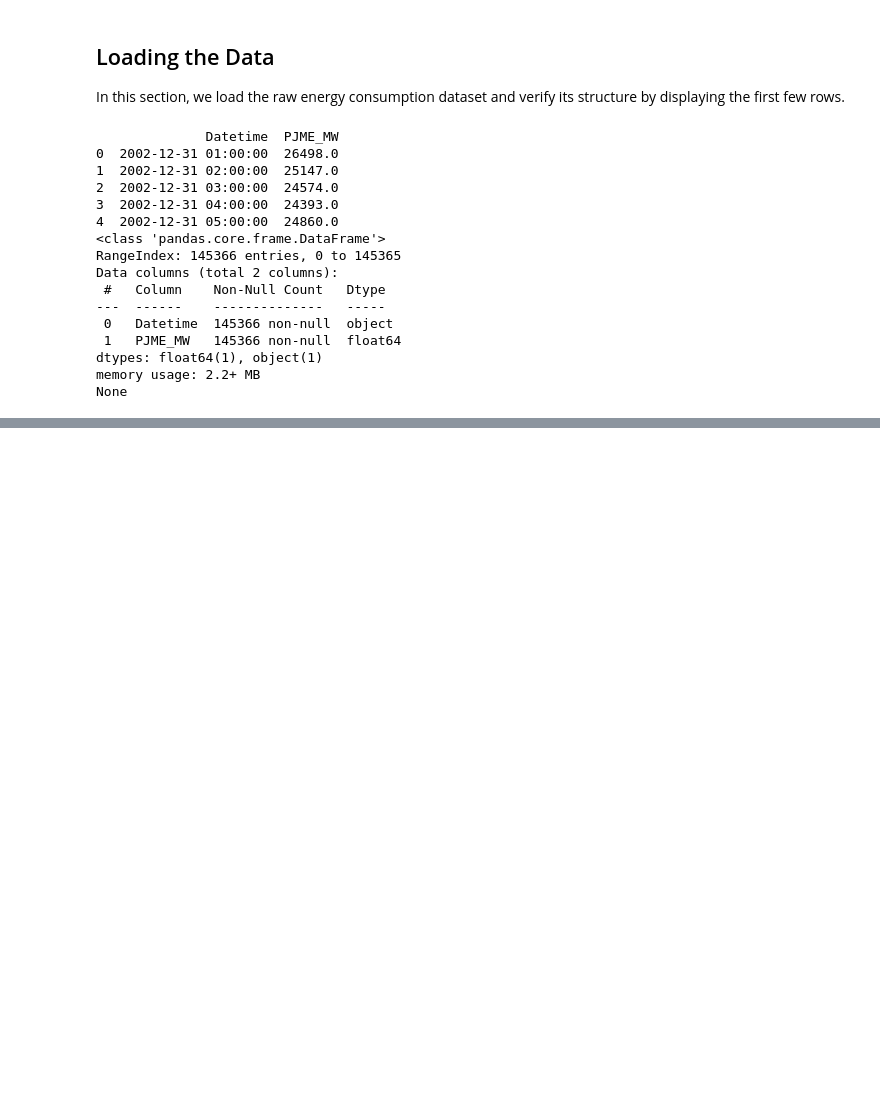
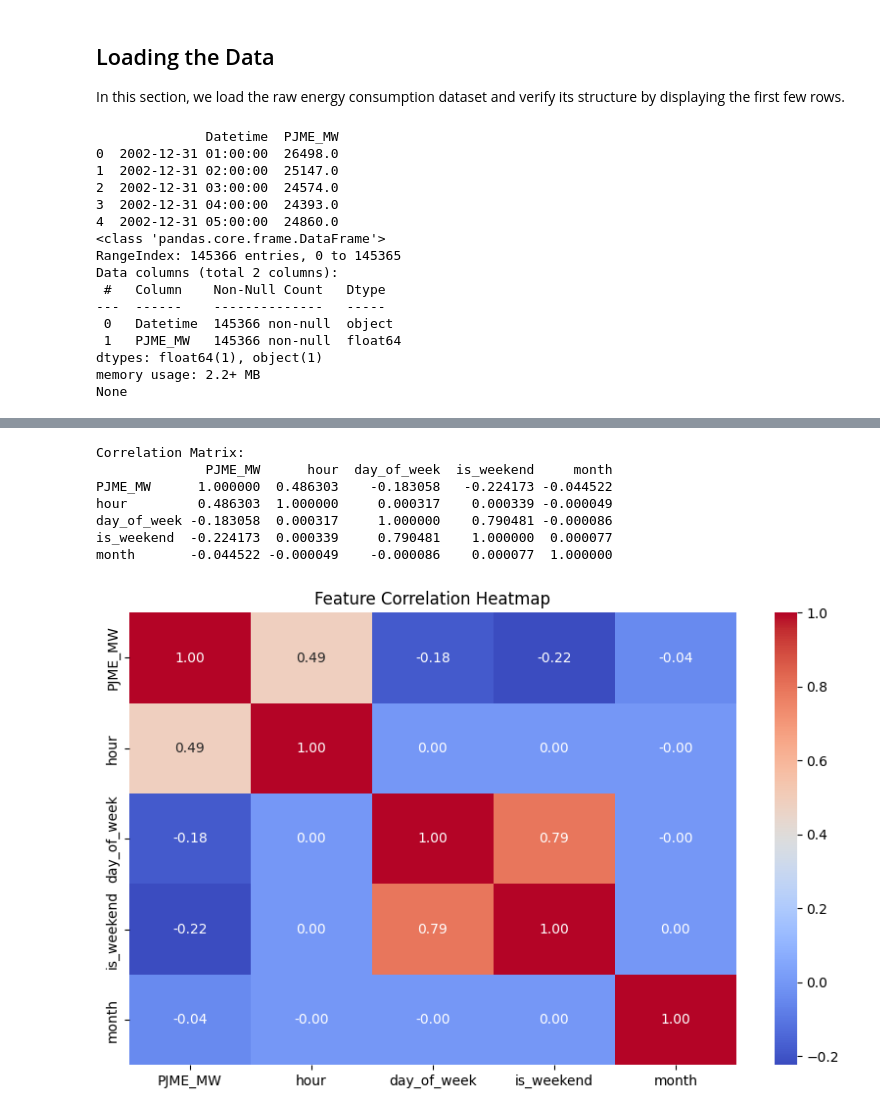
Before and after one commit to rennanreis/energy-consumption-prediction, a Jupyter notebook: notebooks/eda.ipynb, the cells around one changed output, grey strips where cells are left out. Cells and saved outputs as stored; diff of their text form; code cells hidden in the pictures; blank space fills up the shorter version.

```diff
--- a/notebooks/eda.ipynb
+++ b/notebooks/eda.ipynb
@@ -319,0 +267,31 @@ By addressing these next steps, we can improve the accuracy and reliability of e
+# %%
+# Ensure required columns exist before proceeding
+if 'is_weekend' not in energy_data.columns:
+    energy_data['is_weekend'] = energy_data['day_of_week'].apply(lambda x: 1 if x >= 5 else 0)
+if 'month' not in energy_data.columns:
+    energy_data['month'] = energy_data.index.month
+
+# Calculate the correlation matrix for numerical features
+correlation_matrix = energy_data.corr()
+print("Correlation Matrix:")
+print(correlation_matrix)
+
+# Visualize the correlation matrix as a heatmap
+plt.figure(figsize=(10, 6))
+sns.heatmap(correlation_matrix, annot=True, cmap='coolwarm', fmt=".2f")
+plt.title("Feature Correlation Heatmap")
+plt.show()
+
+# Pairplot to visualize potential feature interactions
+sns.pairplot(energy_data[['hour', 'day_of_week', 'is_weekend', 'month', 'PJME_MW']])
+plt.suptitle("Pairwise Feature Relationships", y=1.02)
+plt.show()
+# %% [output]
+Correlation Matrix:
+              PJME_MW      hour  day_of_week  is_weekend     month
+PJME_MW      1.000000  0.486303    -0.183058   -0.224173 -0.044522
+hour         0.486303  1.000000     0.000317    0.000339 -0.000049
+day_of_week -0.183058  0.000317     1.000000    0.790481 -0.000086
+is_weekend  -0.224173  0.000339     0.790481    1.000000  0.000077
+month       -0.044522 -0.000049    -0.000086    0.000077  1.000000
+[figure, added]
```
Also changed, not shown: parts of 63 cells of this notebook, 1 other file.
